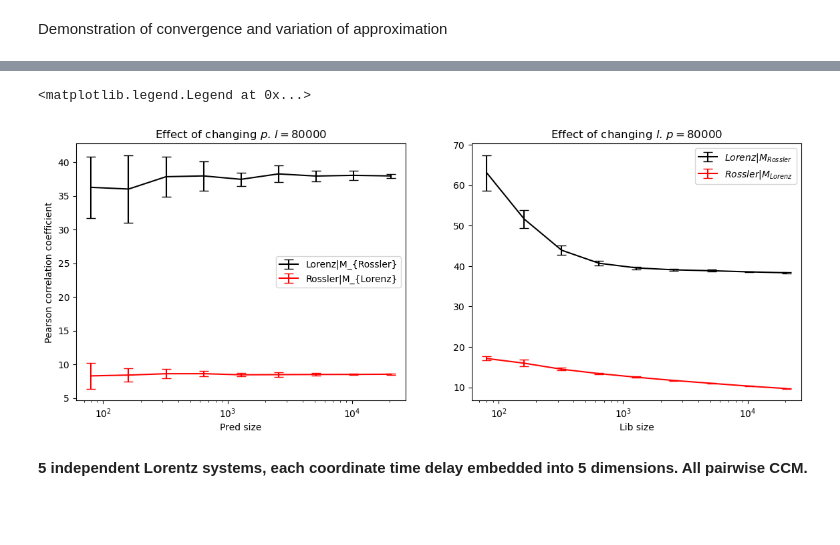
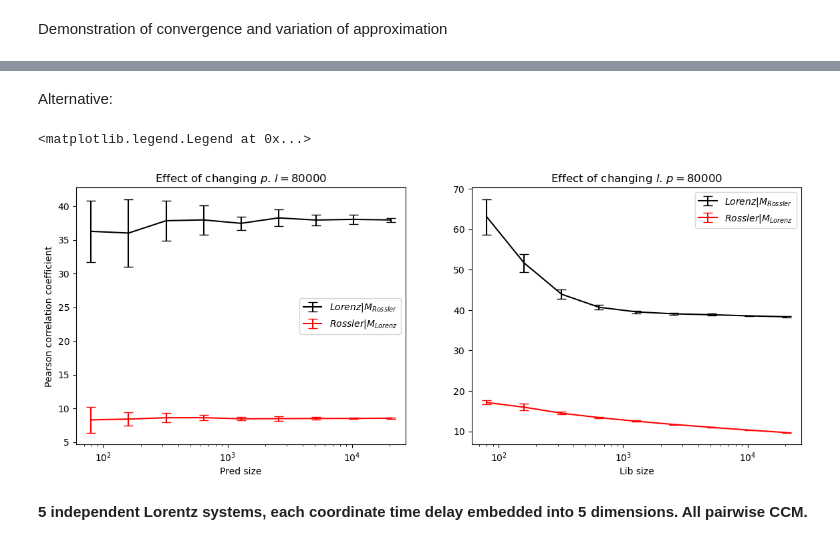
Before and after one commit to z7743/FastCCM, a Jupyter notebook: notebooks/FastCCM usage examples.ipynb, the cells around one changed output, grey strips where cells are left out. Drawn from its saved outputs; the diff is of its cells as text; code cells hidden in the pictures; blank space fills up the shorter version.

```diff
--- a/notebooks/FastCCM usage examples.ipynb
+++ b/notebooks/FastCCM usage examples.ipynb
@@ -43,3 +75,5 @@ Demonstration of convergence and variation of approximation
+# %% [markdown]
+Alternative:
 # %%
 sizes = [80, 160, 320, 640, 1280, 2560, 5120, 10240, 20480]
 
@@ -69,24 +103,24 @@ res_l_YX = np.array(res_l_YX).reshape(-1,20)
 # %%
 plt.figure(figsize=(14,5))
 plt.subplot(1,2,1)
 plt.title("Effect of changing $p$. $l = 80000$")
-plt.errorbar(sizes,res_p_XY.mean(axis=1),yerr=res_p_XY.std(axis=1),capsize=5, color="black", label="Lorenz|M_{Rossler}")
-plt.errorbar(sizes,res_p_YX.mean(axis=1),yerr=res_p_YX.std(axis=1),capsize=5, color="red", label="Rossler|M_{Lorenz}")
+plt.errorbar(sizes,res_p_XY.mean(axis=1),yerr=res_p_XY.std(axis=1),capsize=5, color="black", label="$Lorenz|M_{Rossler}$")
+plt.errorbar(sizes,res_p_YX.mean(axis=1),yerr=res_p_YX.std(axis=1),capsize=5, color="red", label="$Rossler|M_{Lorenz}$")
 plt.ylabel("Pearson correlation coefficient")
 plt.xlabel("Pred size")
 plt.legend()
 plt.xscale("log")
 
 plt.subplot(1,2,2)
 plt.title("Effect of changing $l$. $p = 80000$")
 plt.errorbar(sizes,res_l_XY.mean(axis=1),yerr=res_l_XY.std(axis=1),capsize=5, color="black", label="$Lorenz|M_{Rossler}$")
 plt.errorbar(sizes,res_l_YX.mean(axis=1),yerr=res_l_YX.std(axis=1),capsize=5, color="red", label="$Rossler|M_{Lorenz}$")
 plt.xscale("log")
 plt.xlabel("Lib size")
 plt.legend()
 # %% [output]
 <matplotlib.legend.Legend at 0x...>
-[figure, old version]
+[figure, new version]
 # %% [markdown]
 **5 independent Lorentz systems, each coordinate time delay embedded into 5 dimensions. All pairwise CCM.**
 # %%
```
Also changed, not shown: parts of 11 cells of this notebook, 2 other files.
